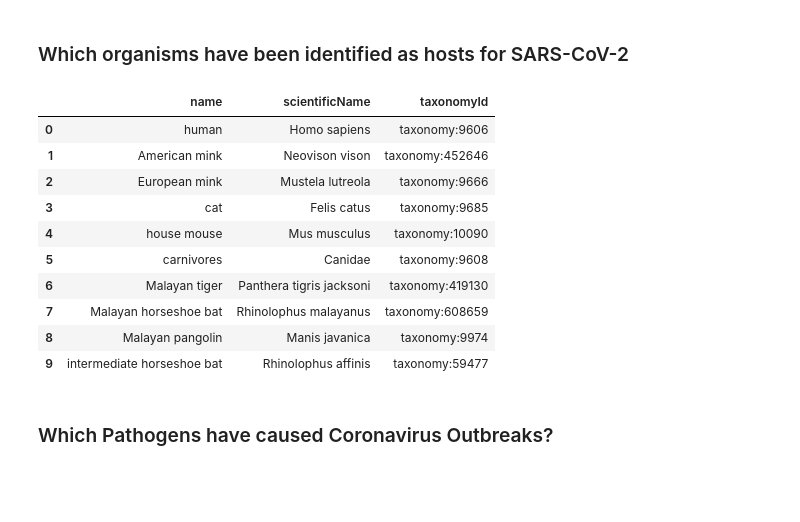
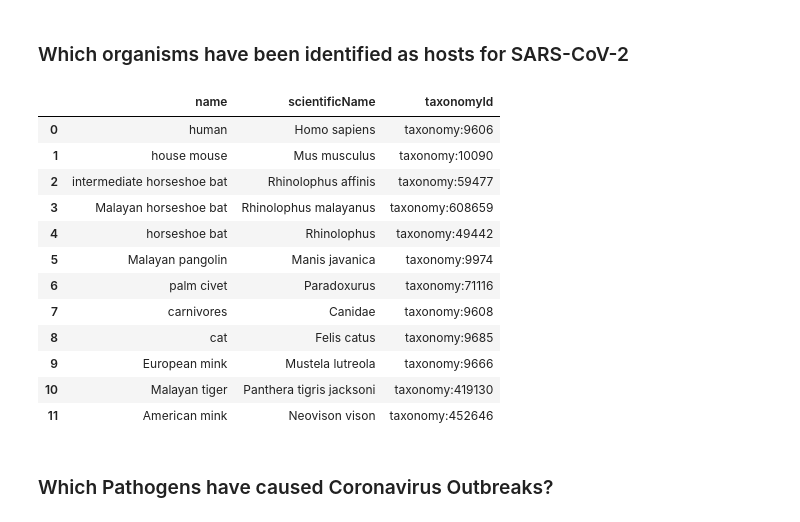
Before and after one commit to covid-19-net/covid-19-community, a Jupyter notebook: notebooks/queries/Bioentities.ipynb, the cells around one changed output. Drawn from its saved outputs; the diff is of its cells as text; code cells hidden in the pictures; blank space fills up the shorter version.

```diff
--- a/notebooks/queries/Bioentities.ipynb
+++ b/notebooks/queries/Bioentities.ipynb
@@ -84,22 +90,24 @@ df.head(25)
 ### Which organisms have been identified as hosts for SARS-CoV-2
 # %%
 query = """
-MATCH (h:Host)-[:CARRIES]->(:Strain)<-[:HAS_STRAIN]-(p:Pathogen{name: 'SARS-CoV-2'})
-RETURN distinct(h.name) AS name, h.scientificName AS scientificName, h.id AS taxonomyId
+MATCH (h:Host)
+RETURN h.name AS name, h.scientificName AS scientificName, h.id AS taxonomyId
 """
 graph.run(query).to_data_frame()
 # %% [output]
 |  | name | scientificName | taxonomyId |
 | 0 | human | Homo sapiens | taxonomy:9606 |
-| 1 | American mink | Neovison vison | taxonomy:452646 |
-| 2 | European mink | Mustela lutreola | taxonomy:9666 |
-| 3 | cat | Felis catus | taxonomy:9685 |
-| 4 | house mouse | Mus musculus | taxonomy:10090 |
-| 5 | carnivores | Canidae | taxonomy:9608 |
-| 6 | Malayan tiger | Panthera tigris jacksoni | taxonomy:419130 |
-| 7 | Malayan horseshoe bat | Rhinolophus malayanus | taxonomy:608659 |
-| 8 | Malayan pangolin | Manis javanica | taxonomy:9974 |
-| 9 | intermediate horseshoe bat | Rhinolophus affinis | taxonomy:59477 |
+| 1 | house mouse | Mus musculus | taxonomy:10090 |
+| 2 | intermediate horseshoe bat | Rhinolophus affinis | taxonomy:59477 |
+| 3 | Malayan horseshoe bat | Rhinolophus malayanus | taxonomy:608659 |
+| 4 | horseshoe bat | Rhinolophus | taxonomy:49442 |
+| 5 | Malayan pangolin | Manis javanica | taxonomy:9974 |
+| 6 | palm civet | Paradoxurus | taxonomy:71116 |
+| 7 | carnivores | Canidae | taxonomy:9608 |
+| 8 | cat | Felis catus | taxonomy:9685 |
+| 9 | European mink | Mustela lutreola | taxonomy:9666 |
+| 10 | Malayan tiger | Panthera tigris jacksoni | taxonomy:419130 |
+| 11 | American mink | Neovison vison | taxonomy:452646 |
 # %% [markdown]
 ### Which Pathogens have caused Coronavirus Outbreaks?
 # %%
```
Also changed, not shown: parts of 8 cells of this notebook.
